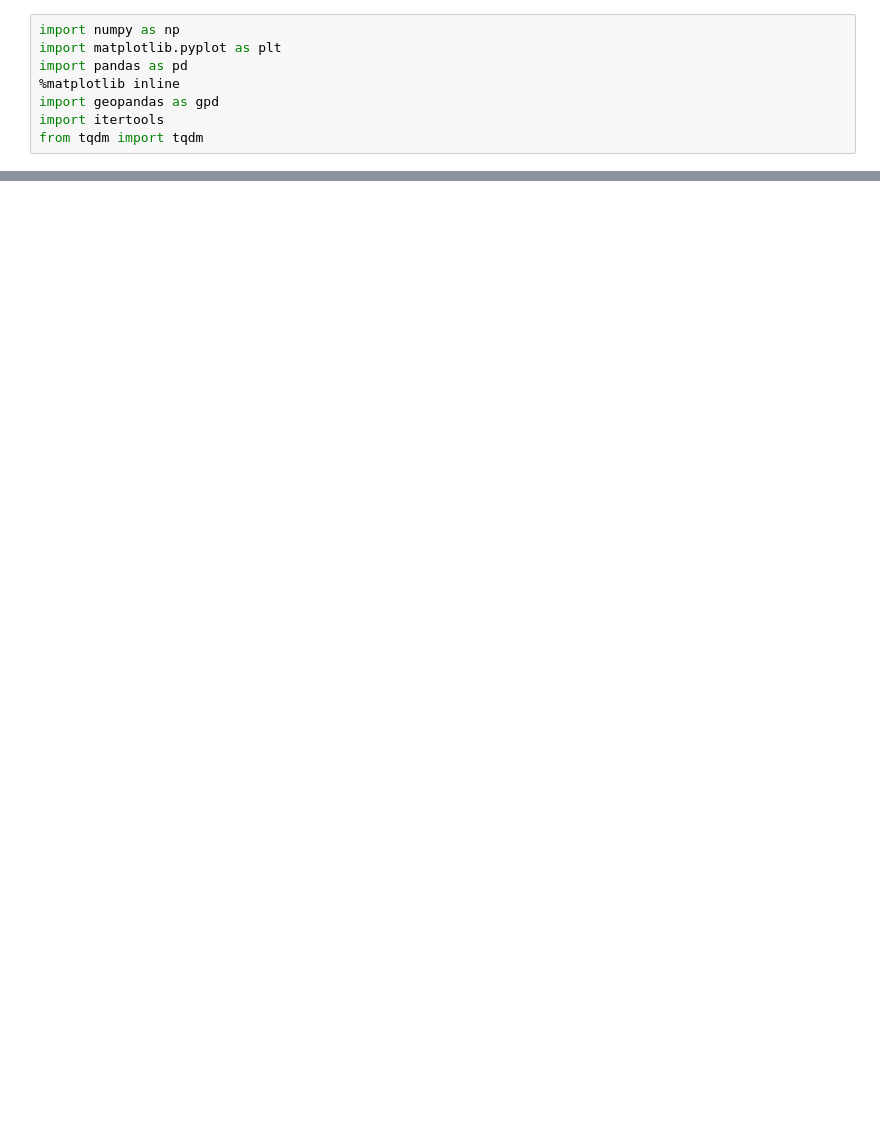
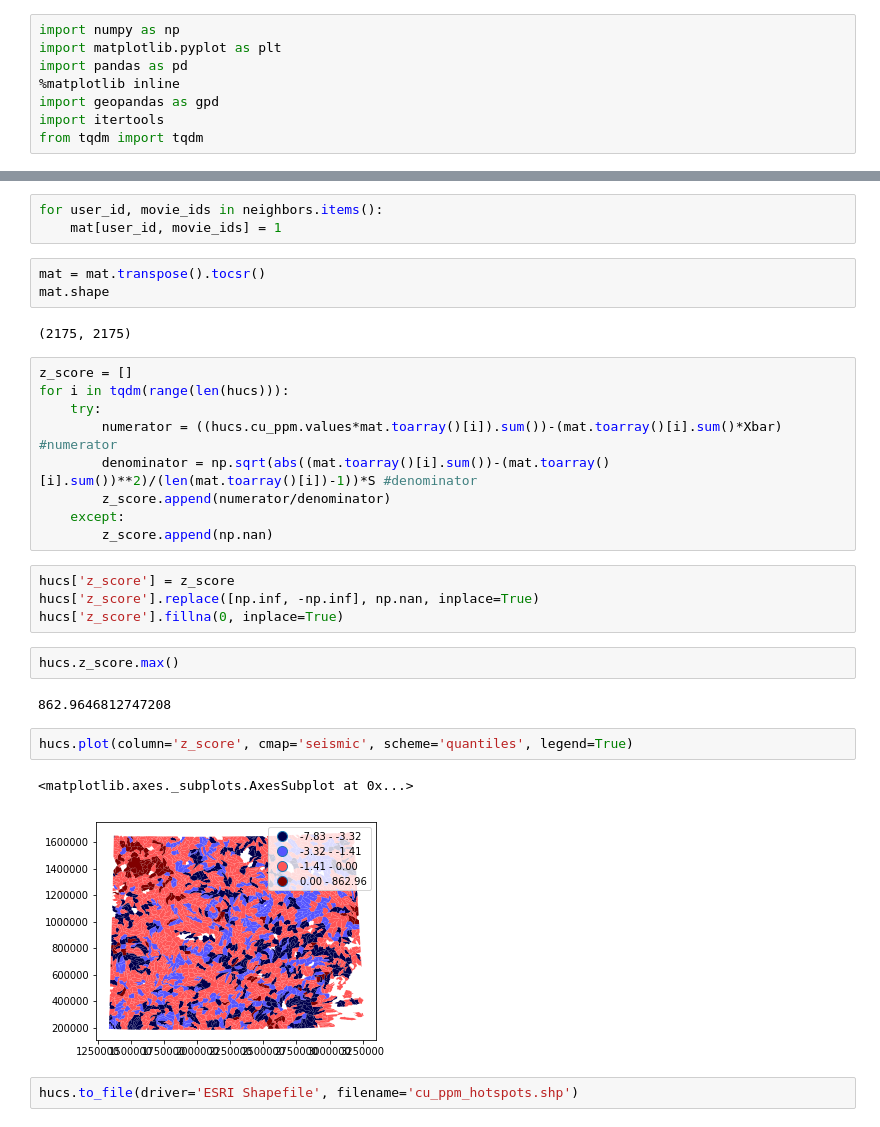
Before and after one commit to jessepisel/criticalandstrategic, a Jupyter notebook: stream connectivity.ipynb, the cells around one changed output, grey strips where cells are left out. Saved outputs shown, nothing was run; the diff lists cells and outputs as text; blank space fills up the shorter version.

```diff
--- a/stream connectivity.ipynb
+++ b/stream connectivity.ipynb
@@ -72,0 +73,32 @@ dict(zip(keys, (zip(partOne, partTwo))))
+# %%
+for user_id, movie_ids in neighbors.items():
+    mat[user_id, movie_ids] = 1
+# %%
+mat = mat.transpose().tocsr()
+mat.shape
+# %% [output]
+(2175, 2175)
+# %%
+z_score = []
+for i in tqdm(range(len(hucs))):
+    try:
+        numerator = ((hucs.cu_ppm.values*mat.toarray()[i]).sum())-(mat.toarray()[i].sum()*Xbar) #numerator
+        denominator = np.sqrt(abs((mat.toarray()[i].sum())-(mat.toarray()[i].sum())**2)/(len(mat.toarray()[i])-1))*S #denominator
+        z_score.append(numerator/denominator)
+    except:
+        z_score.append(np.nan)
+# %%
+hucs['z_score'] = z_score
+hucs['z_score'].replace([np.inf, -np.inf], np.nan, inplace=True)
+hucs['z_score'].fillna(0, inplace=True)
+# %%
+hucs.z_score.max()
+# %% [output]
+862.9646812747208
+# %%
+hucs.plot(column='z_score', cmap='seismic', scheme='quantiles', legend=True)
+# %% [output]
+<matplotlib.axes._subplots.AxesSubplot at 0x...>
+[figure, added]
+# %%
+hucs.to_file(driver='ESRI Shapefile', filename='cu_ppm_hotspots.shp')
```
Also changed, not shown: parts of 18 cells of this notebook.
